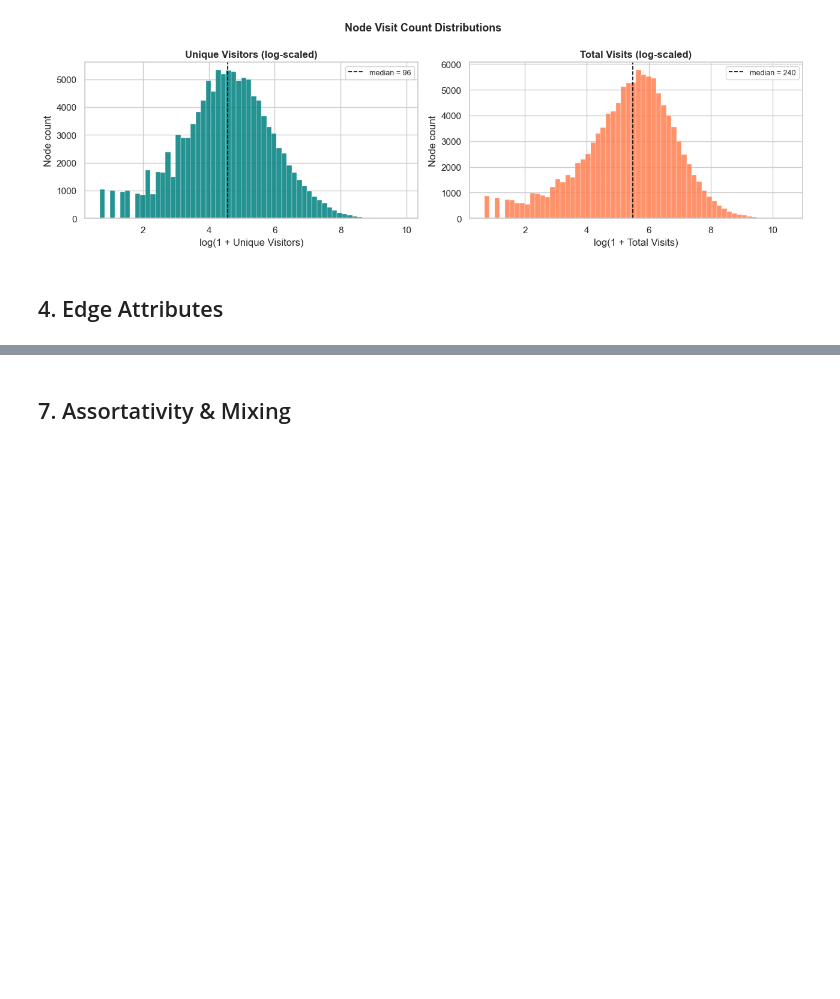
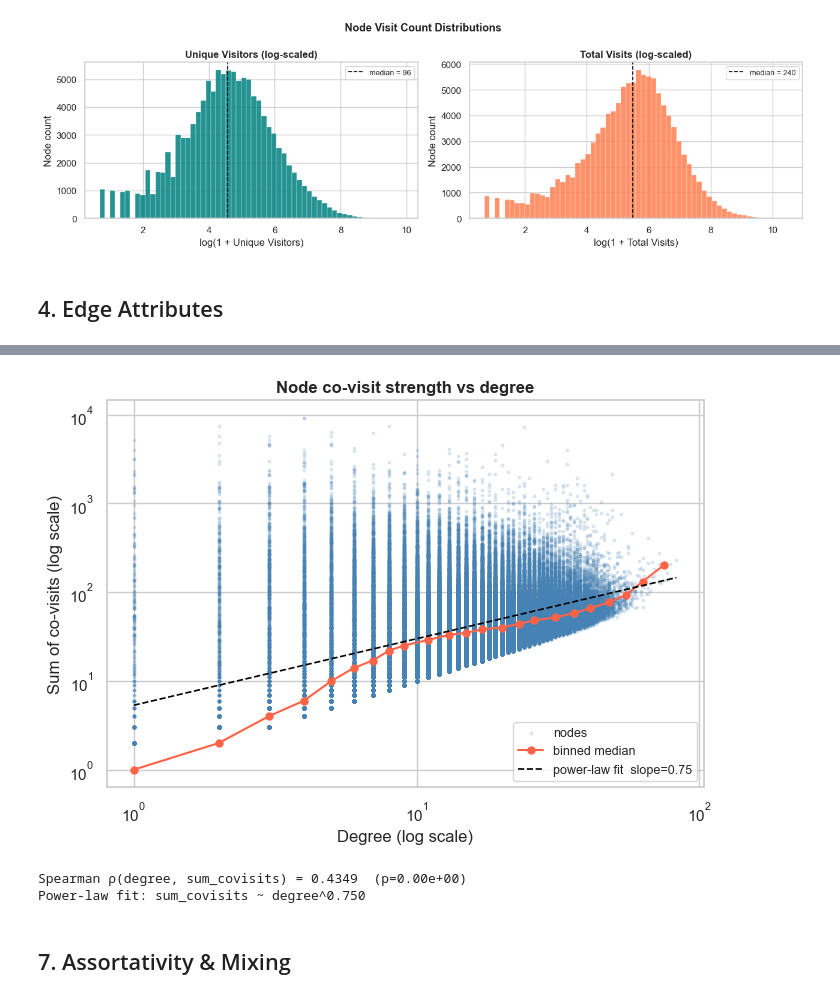
Before and after one commit to caleb-chandler/dependency-link-prediction, a Jupyter notebook: network-analysis.ipynb, the cells around one changed output, grey strips where cells are left out. Cells and saved outputs as stored; diff of their text form; code cells hidden in the pictures; blank space fills up the shorter version.

```diff
--- a/network-analysis.ipynb
+++ b/network-analysis.ipynb
@@ -388,3 +295,52 @@ AssertionError
+# %%
+
+# Sum of covisits per node vs degree
+node_degrees = dict(G.degree())
+sum_covisits = {n: 0.0 for n in G.nodes()}
+for u, v, w in G.edges(data='N_COVISITS', default=0):
+    sum_covisits[u] += w
+    sum_covisits[v] += w
+
+deg_arr = np.array([node_degrees[n] for n in G.nodes()])
+cov_arr = np.array([sum_covisits[n] for n in G.nodes()])
+
+# binned medians
+deg_bins = np.logspace(np.log10(deg_arr.min()), np.log10(deg_arr.max()), 30)
+bin_idx  = np.digitize(deg_arr, deg_bins)
+bin_med_deg = []
+bin_med_cov = []
+for i in range(1, len(deg_bins)):
+    mask = bin_idx == i
+    if mask.sum() >= 5:
+        bin_med_deg.append(np.median(deg_arr[mask]))
+        bin_med_cov.append(np.median(cov_arr[mask]))
+
+# power-law fit on log-log
+log_d = np.log10(deg_arr[deg_arr > 0])
+log_c = np.log10(cov_arr[deg_arr > 0] + 1)
+slope, intercept = np.polyfit(log_d, log_c, 1)
+
+fig, ax = plt.subplots(figsize=(7, 5))
+ax.scatter(deg_arr, cov_arr, s=3, alpha=0.15, color='steelblue', label='nodes')
+ax.plot(bin_med_deg, bin_med_cov, 'o-', color='tomato', ms=5, lw=1.5, label='binned median')
+fit_x = np.logspace(np.log10(deg_arr.min()), np.log10(deg_arr.max()), 200)
+ax.plot(fit_x, 10**(intercept) * fit_x**slope, '--', color='black', lw=1.2,
+        label=f'power-law fit  slope={slope:.2f}')
+ax.set_xscale('log'); ax.set_yscale('log')
+ax.set_xlabel('Degree (log scale)')
+ax.set_ylabel('Sum of co-visits (log scale)')
+ax.set_title('Node co-visit strength vs degree', fontweight='bold')
+ax.legend(fontsize=9)
+plt.tight_layout()
+plt.show()
+
+rho, p = spearmanr(deg_arr, cov_arr)
+print(f'Spearman ρ(degree, sum_covisits) = {rho:.4f}  (p={p:.2e})')
+print(f'Power-law fit: sum_covisits ~ degree^{slope:.3f}')
+# %% [output]
+[figure, added]
+Spearman ρ(degree, sum_covisits) = 0.4349  (p=0.00e+00)
+Power-law fit: sum_covisits ~ degree^0.750
 # %% [markdown]
 ## 7. Assortativity & Mixing
 # %%
```
Also changed, not shown: parts of 5 cells of this notebook, 2 other files.
